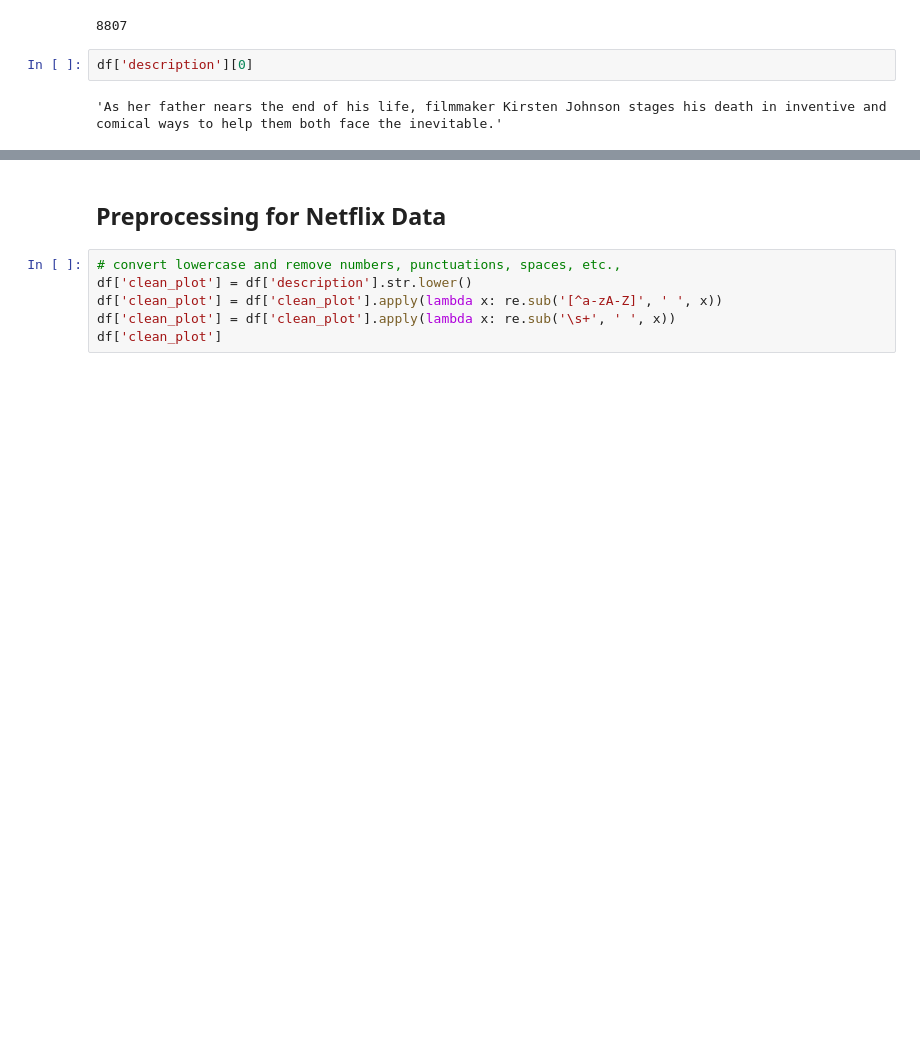
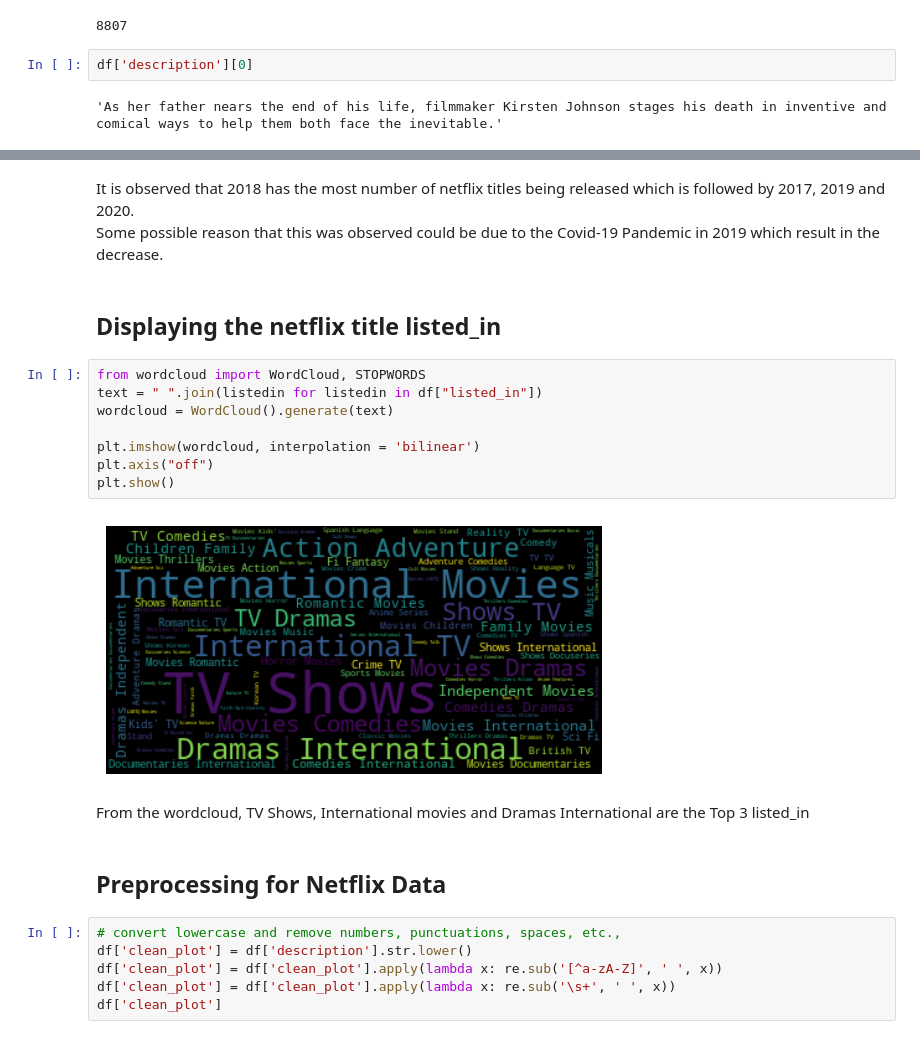
Before and after one commit to erictan23/RecommenderSystem, a Jupyter notebook: Content Filtering.ipynb, the cells around one changed output, grey strips where cells are left out. Cells and saved outputs as stored; diff of their text form; blank space fills up the shorter version.

```diff
--- a/Content Filtering.ipynb
+++ b/Content Filtering.ipynb
@@ -50,3 +73,20 @@ df['description'][0]
+# %% [markdown]
+It is observed that 2018 has the most number of netflix titles being released which is followed by 2017, 2019 and 2020. <br>
+Some possible reason that this was observed could be due to the Covid-19 Pandemic in 2019 which result in the decrease.
+# %% [markdown]
+## Displaying the netflix title listed_in
+# %%
+from wordcloud import WordCloud, STOPWORDS
+text = " ".join(listedin for listedin in df["listed_in"])
+wordcloud = WordCloud().generate(text)
+
+plt.imshow(wordcloud, interpolation = 'bilinear')
+plt.axis("off")
+plt.show()
+# %% [output]
+[figure, added]
+# %% [markdown]
+From the wordcloud, TV Shows, International movies and Dramas International are the Top 3 listed_in
 # %% [markdown]
 ## Preprocessing for Netflix Data
 # %%
```
Also changed, not shown: parts of 20 cells of this notebook, 1 other file.
